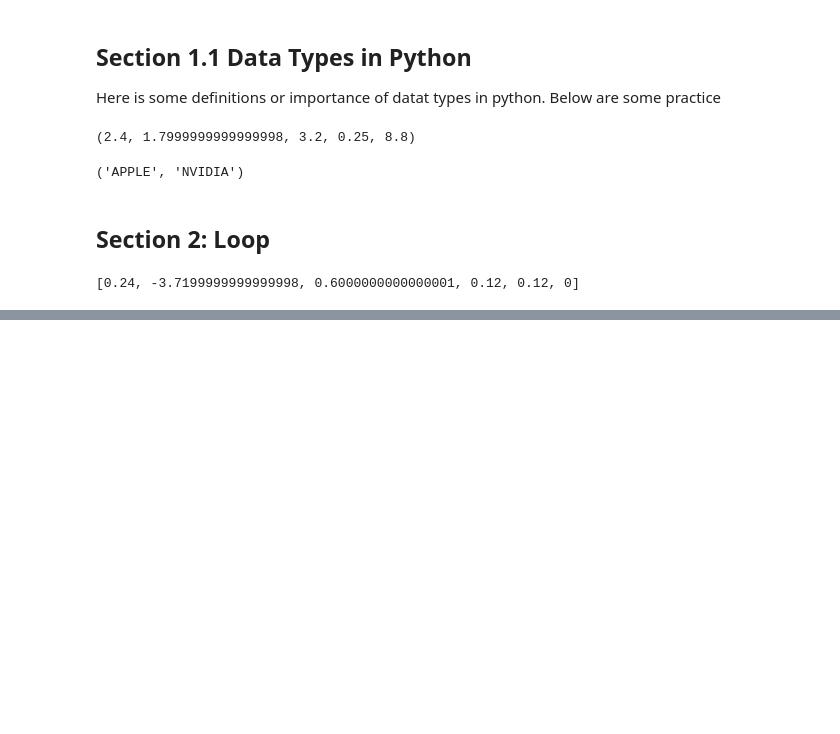
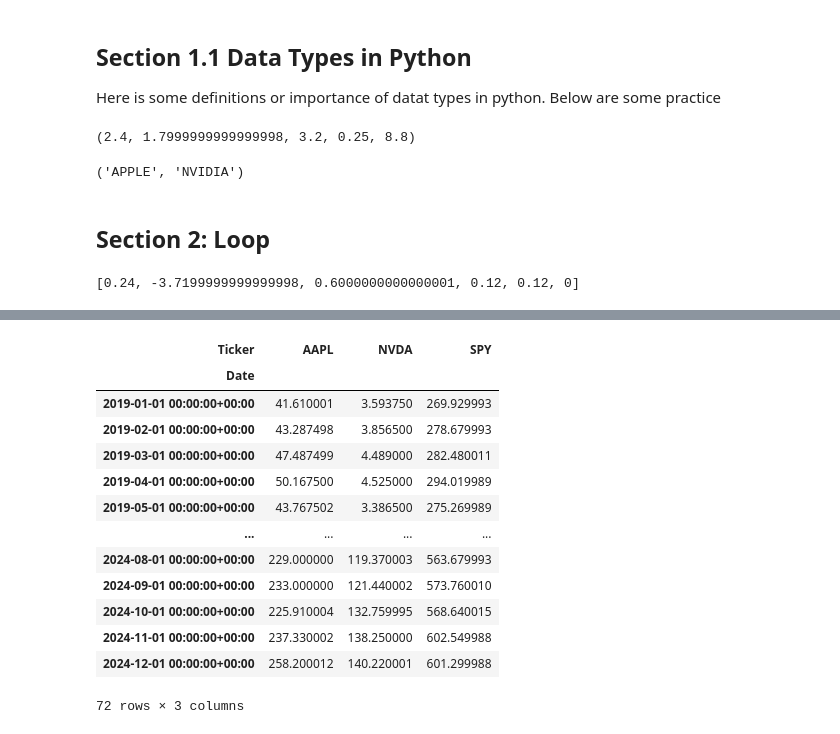
Before and after one commit to linxian963/Financial-Modeling-FINC-305, a Jupyter notebook: Pre-sec/prep.ipynb, the cells around one changed output, grey strips where cells are left out. Saved outputs shown, nothing was run; the diff lists cells and outputs as text; code cells hidden in the pictures; blank space fills up the shorter version.

```diff
--- a/Pre-sec/prep.ipynb
+++ b/Pre-sec/prep.ipynb
@@ -69,0 +123,21 @@ print(returns_y)
+# %%
+#Now in the raw data, you may only need specific data, for example, close price only
+
+price_close = raw["Close"]
+
+price_close
+# %% [output]
+| Ticker | AAPL | NVDA | SPY |
+| Date |  |  |  |
+| 2019-01-01 00:00:00+00:00 | 41.610001 | 3.593750 | 269.929993 |
+| 2019-02-01 00:00:00+00:00 | 43.287498 | 3.856500 | 278.679993 |
+| 2019-03-01 00:00:00+00:00 | 47.487499 | 4.489000 | 282.480011 |
+| 2019-04-01 00:00:00+00:00 | 50.167500 | 4.525000 | 294.019989 |
+| 2019-05-01 00:00:00+00:00 | 43.767502 | 3.386500 | 275.269989 |
+| ... | ... | ... | ... |
+| 2024-08-01 00:00:00+00:00 | 229.000000 | 119.370003 | 563.679993 |
+| 2024-09-01 00:00:00+00:00 | 233.000000 | 121.440002 | 573.760010 |
+| 2024-10-01 00:00:00+00:00 | 225.910004 | 132.759995 | 568.640015 |
+| 2024-11-01 00:00:00+00:00 | 237.330002 | 138.250000 | 602.549988 |
+| 2024-12-01 00:00:00+00:00 | 258.200012 | 140.220001 | 601.299988 |
+72 rows × 3 columns
```
Also changed, not shown: parts of 13 cells of this notebook, 7 other files.
